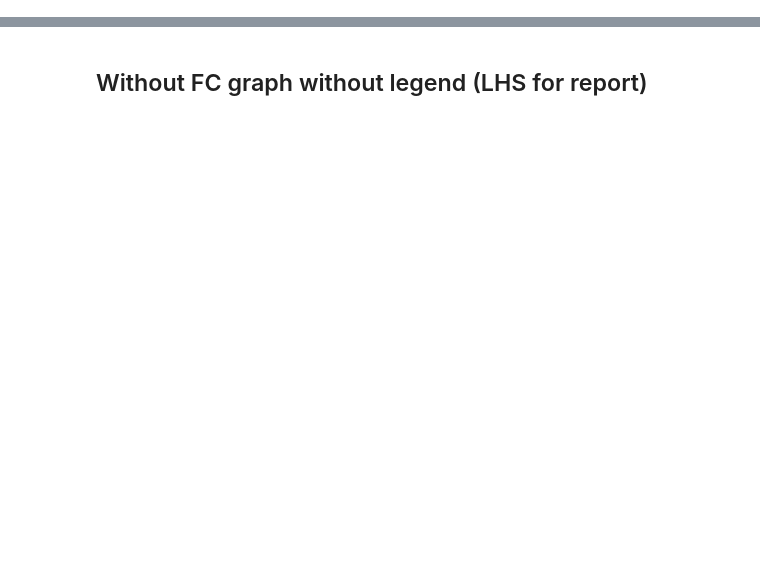
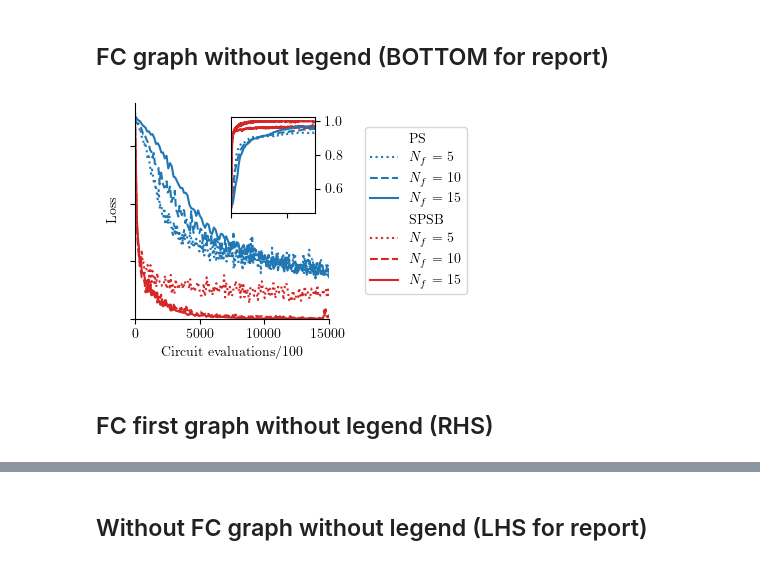
Before and after one commit to CQCL/Constant-Scaling-Quantum-Gradient-Estimation, a Jupyter notebook: random_dps_plots.ipynb, the cells around one changed output, grey strips where cells are left out. Drawn from its saved outputs; the diff is of its cells as text; code cells hidden in the pictures; blank space fills up the shorter version.

```diff
--- a/random_dps_plots.ipynb
+++ b/random_dps_plots.ipynb
@@ -15,3 +15,5 @@ matplotlib.rcParams.update({
     'text.usetex': True,
     'pgf.rcfonts': False,
 })
+# %% [markdown]
+## FC graph without legend (BOTTOM for report)
@@ -17,0 +59,78 @@ matplotlib.rcParams.update({
+# %%
+diff_features = [5, 10, 15] #sorted(set([f for f, _ in hists.keys()]))
+
+linestyles = list(reversed(['solid', 'dashed', 'dotted'])) #, 'dashdot'
+w = 2.5
+h = 2.8
+batch_size = 25
+fig, ax = plt.subplots(figsize=(w, h))
+axins = inset_axes(ax, width=w/3, height=h/3.5 * 1.2, borderpad=1, loc='upper right')
+# axins = axins.twinx()
+spsb_step = 100
+ps_step = 3
+for i, ft in enumerate(diff_features):
+    # for (n_feature, batch_size) in hists:
+
+    axins.plot(evals_spsa[ft][::4]/100, acc_spsa_median[ft] , label='Acc SPSA', color=u'#d62728', linestyle=linestyles[i])
+    # ax.fill_between(circ_evals_spsa/100,
+    #                     acc_spsa_means - acc_spsa_dev,
+    #                     acc_spsa_means + acc_spsa_dev,
+    #                     color=u'#d62728', alpha=0.2)
+    axins.plot(evals_ps[ft][::4]/100, acc_ps_median[ft], label='Acc PS', color=u'#1f77b4', linestyle=linestyles[i])
+    # ax.fill_between(circ_evals_pmshift/100,
+    #                     acc_pms_means - acc_pms_dev,
+    #                     acc_pms_means + acc_pms_dev,
+    #                     color=u'#2ca02c', alpha=0.2)
+    ax.plot(evals_spsa[ft][::spsb_step]/100,loss_spsa_median[ft][::spsb_step], label=f'$N_f$ = {ft:<3}', color=u'#d62728', linestyle=linestyles[i])
+    # ax.fill_between(circ_evals_spsa/100,
+    #                     loss_spsa_means - loss_spsa_dev,
+    #                     loss_spsa_means + loss_spsa_dev,
+    #                     color=u'#ff7f0e', alpha=0.2)
+    ax.plot(evals_ps[ft][::ps_step]/100 , loss_ps_median[ft][::ps_step], label=f'$N_f$ = {ft:<3}', color=u'#1f77b4', linestyle=linestyles[i])
+    # ax.fill_between(circ_evals_pmshift/100,
+    #                     loss_pms_means - loss_pms_dev,
+    #                     loss_pms_means + loss_pms_dev,
+    #                     color=u'#1f77b4', alpha=0.2)
+
+    ax.spines['top'].set_visible(False)
+    ax.spines['right'].set_visible(False)
+    # plt.title(f'SPSA grads vs. gradient shift (s: {s_}, eps: {round(eps, 3)})')
+ax.set_xlabel('Circuit evaluations/100')
+axins.set_xticks(ax.get_xticks())
+axins.set_xbound(ax.get_xbound())
+axins_bound = axins.get_ybound()
+axins.set_xticklabels([])
+# axins.set_yticklabels([])
+axins.set_ybound(axins_bound)
+axins.set_xlim(0, 15000)
+axins.yaxis.tick_right()
+# move axins position a little bit up and left
+
+
+ax.set_yticklabels([])
+ax.set_ylim(0, 0.75)
+ax.set_xlim(0, 15000)
+
+ax.set_ylabel('Loss', labelpad=5)
+# axins.set_ylabel('Accuracy', labelpad=5)
+# sort both labels and handles by labels
+
+PS_label = ax.plot([0.2],[0.2],color="w", label="PS")
+SPSA_label = ax.plot([0.2],[0.2], color="w", label="SPSB")
+handles, labels = ax.get_legend_handles_labels()
+order = [6,1,3,5,7,0,2,4]
+#024 135
+
+ax.legend([handles[idx] for idx in order],[labels[idx] for idx in order], loc = "center left", bbox_to_anchor = (1.15, 0.5, 0.43, 0))
+# labels, handles = zip(*sorted(zip(labels, handles), key=lambda t: t[0].split(' ')[-1]))
+# ax.legend(handles, labels, loc = "center left", bbox_to_anchor = (1., 0.5, 0.43, 0))
+
+title_1 = "Param Shift"
+title_2 = "SPSB"
+
+savename = f"Pennylane_SPSA_gradshift_full_comparison_with_fc_l3_e100_lr0.01_b{batch_size}_RIGHT.pdf"
+plt.savefig(f"./figs/{savename}", bbox_inches="tight")
+# %% [output]
+[figure, added]
+# %% [markdown]
+## FC first graph without legend (RHS)
```
Also changed, not shown: parts of 10 cells of this notebook, 16 other files.
